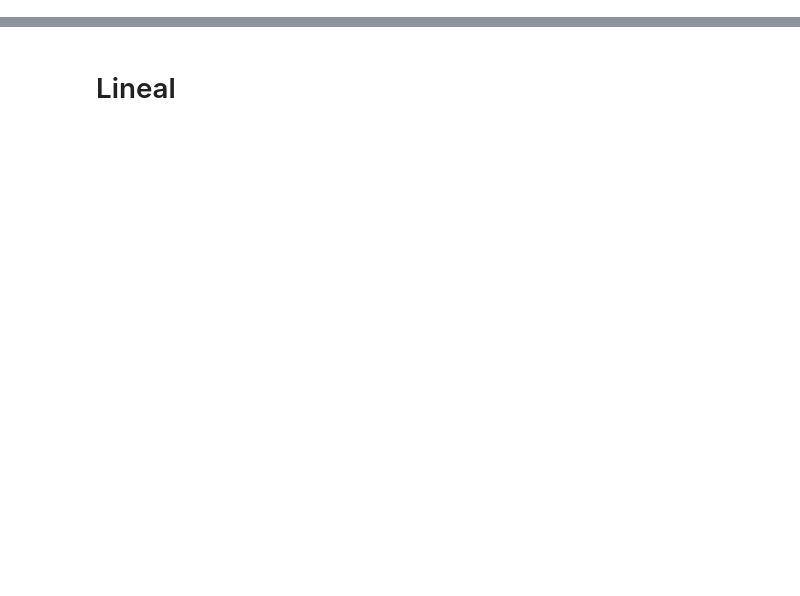
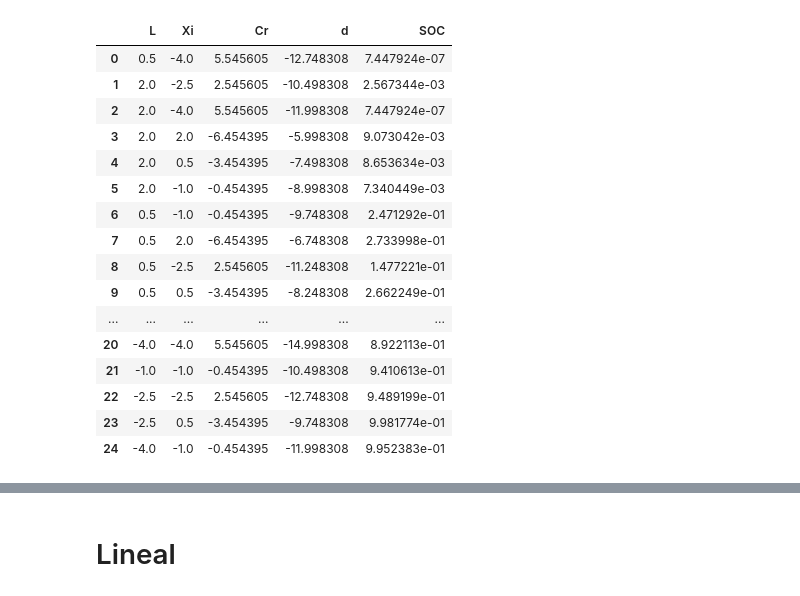
Before and after one commit to aruderman/galva_simul, a Jupyter notebook: galva_diagrams/tests.ipynb, the cells around one changed output, grey strips where cells are left out. Cells and saved outputs as stored; diff of their text form; code cells hidden in the pictures; blank space fills up the shorter version.

```diff
--- a/galva_diagrams/tests.ipynb
+++ b/galva_diagrams/tests.ipynb
@@ -66,3 +23,0 @@ d = [np.log(D * np.exp(xx) / ks * np.sqrt(np.exp(l) * geo)) for xx, l in zip(log
-# %%
-#df = pd.DataFrame({'L': logL, 'Xi': logXi, 'Cr': Cr, 'd': d, 'SOC': SOC})
-df = pd.DataFrame({'L': logL, 'Xi': logXi, 'SOC': SOC})
@@ -88,3 +49,23 @@ plt.show()
+# %%
+galva. df
+# %% [output]
+|  | L | Xi | Cr | d | SOC |
+| 0 | 0.5 | -4.0 | 5.545605 | -12.748308 | 7.447924e-07 |
+| 1 | 2.0 | -2.5 | 2.545605 | -10.498308 | 2.567344e-03 |
+| 2 | 2.0 | -4.0 | 5.545605 | -11.998308 | 7.447924e-07 |
+| 3 | 2.0 | 2.0 | -6.454395 | -5.998308 | 9.073042e-03 |
+| 4 | 2.0 | 0.5 | -3.454395 | -7.498308 | 8.653634e-03 |
+| 5 | 2.0 | -1.0 | -0.454395 | -8.998308 | 7.340449e-03 |
+| 6 | 0.5 | -1.0 | -0.454395 | -9.748308 | 2.471292e-01 |
+| 7 | 0.5 | 2.0 | -6.454395 | -6.748308 | 2.733998e-01 |
+| 8 | 0.5 | -2.5 | 2.545605 | -11.248308 | 1.477221e-01 |
+| 9 | 0.5 | 0.5 | -3.454395 | -8.248308 | 2.662249e-01 |
+| ... | ... | ... | ... | ... | ... |
+| 20 | -4.0 | -4.0 | 5.545605 | -14.998308 | 8.922113e-01 |
+| 21 | -1.0 | -1.0 | -0.454395 | -10.498308 | 9.410613e-01 |
+| 22 | -2.5 | -2.5 | 2.545605 | -12.748308 | 9.489199e-01 |
+| 23 | -2.5 | 0.5 | -3.454395 | -9.748308 | 9.981774e-01 |
+| 24 | -4.0 | -1.0 | -0.454395 | -11.998308 | 9.952383e-01 |
 # %%
 x = df['d']
 y = df['Cr']
```
Also changed, not shown: parts of 16 cells of this notebook, 3 other files.
